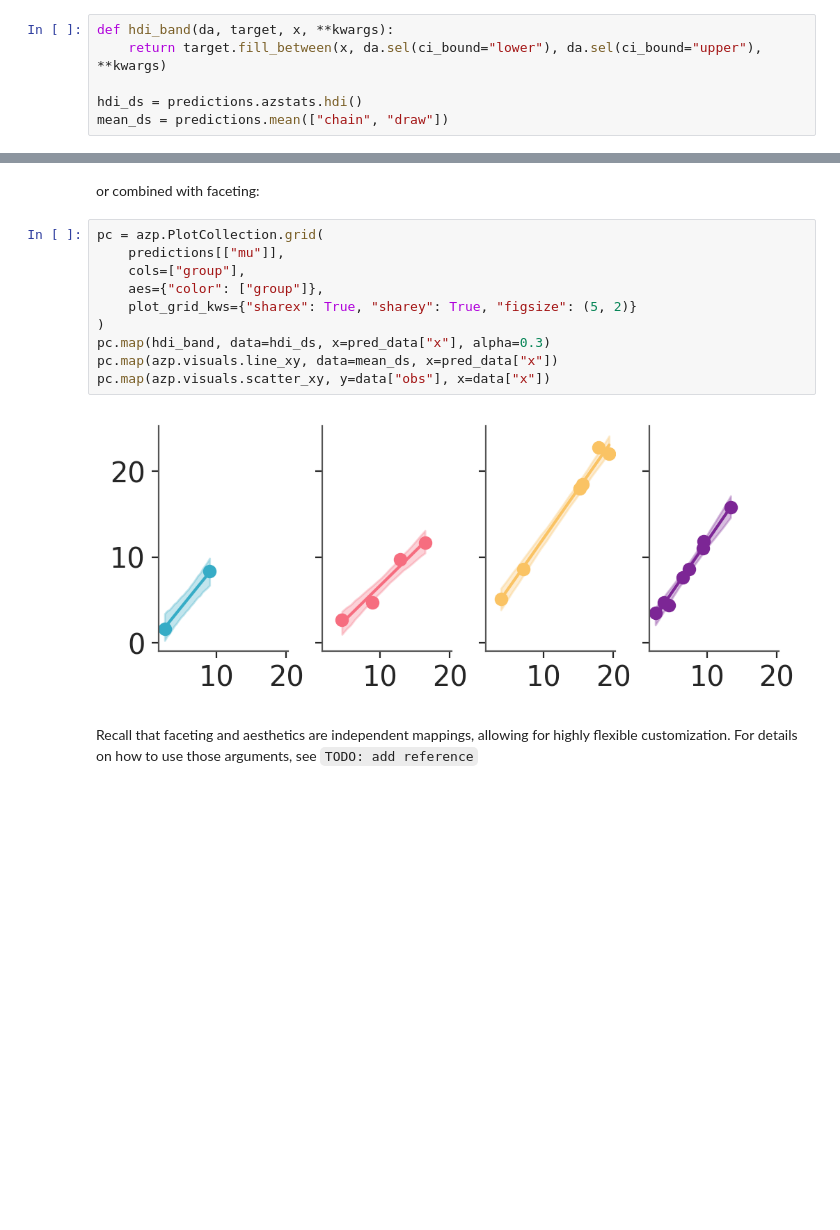
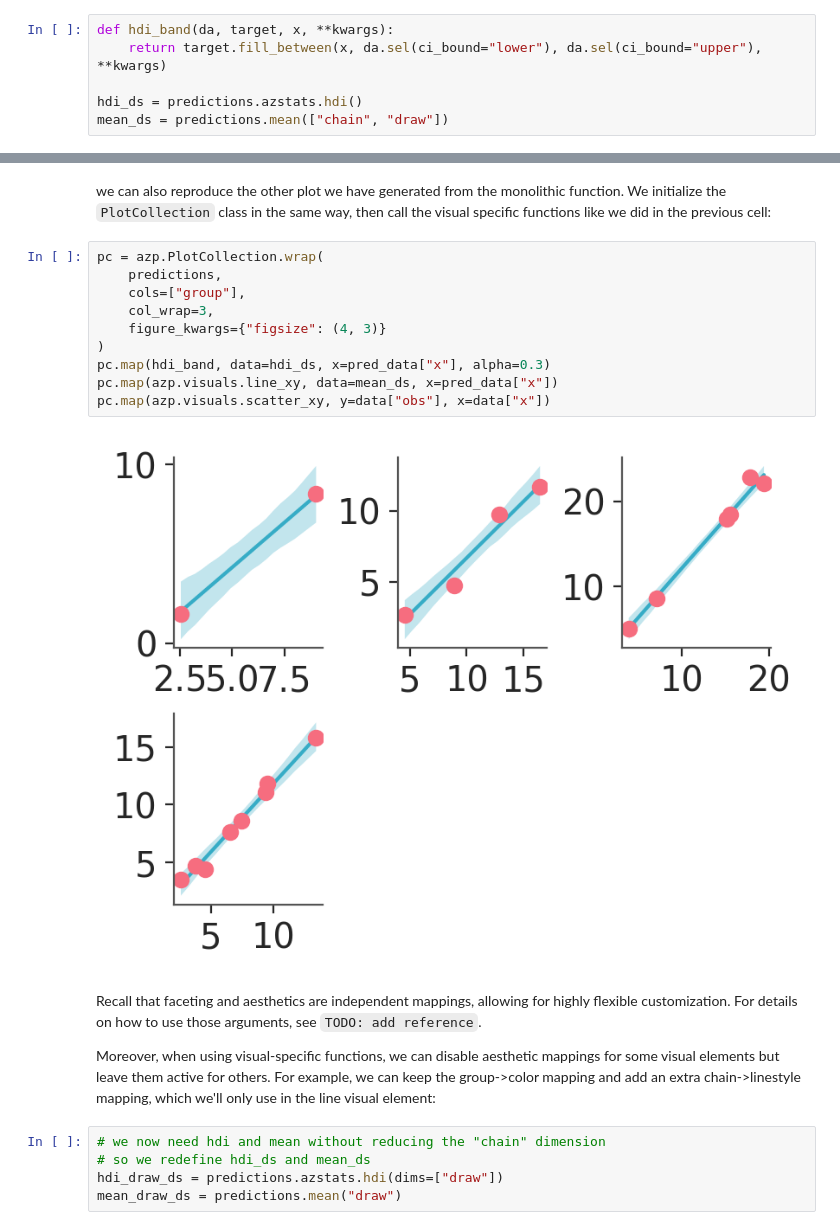
Before and after one commit to arviz-devs/arviz-plots, a Jupyter notebook: docs/source/tutorials/compose_own_plot.ipynb, the cells around one changed output, grey strips where cells are left out. Drawn from its saved outputs; the diff is of its cells as text; blank space fills up the shorter version.

Commit message:
restructure compose own plot tutorial

```diff
--- a/docs/source/tutorials/compose_own_plot.ipynb
+++ b/docs/source/tutorials/compose_own_plot.ipynb
@@ -339,21 +395,29 @@ pc.map(line_band_dots, x_pred=pred_data["x"], x=data["x"], y=data["obs"])
 # %% [output]
 [figure]
 # %% [markdown]
-or combined with faceting:
+we can also reproduce the other plot we have generated from the monolithic function. We initialize the `PlotCollection` class in the same way,
+then call the visual specific functions like we did in the previous cell:
 # %%
-pc = azp.PlotCollection.grid(
-    predictions[["mu"]],
+pc = azp.PlotCollection.wrap(
+    predictions,
     cols=["group"],
-    aes={"color": ["group"]},
-    plot_grid_kws={"sharex": True, "sharey": True, "figsize": (5, 2)}
+    col_wrap=3,
+    figure_kwargs={"figsize": (4, 3)}
 )
 pc.map(hdi_band, data=hdi_ds, x=pred_data["x"], alpha=0.3)
 pc.map(azp.visuals.line_xy, data=mean_ds, x=pred_data["x"])
 pc.map(azp.visuals.scatter_xy, y=data["obs"], x=data["x"])
 # %% [output]
-[figure, old version]
+[figure, new version]
 # %% [markdown]
-Recall that faceting and aesthetics are independent mappings, allowing for highly flexible customization. For details on how to use those arguments, see `TODO: add reference`
+Recall that faceting and aesthetics are independent mappings, allowing for highly flexible customization. For details on how to use those arguments, see `TODO: add reference`.
+
+Moreover, when using visual-specific functions, we can disable aesthetic mappings for some visual elements but leave them active for others. For example, we can keep the group->color mapping and add an extra chain->linestyle mapping, which we'll only use in the line visual element:
+# %%
+# we now need hdi and mean without reducing the "chain" dimension
+# so we redefine hdi_ds and mean_ds
+hdi_draw_ds = predictions.azstats.hdi(dims=["draw"])
+mean_draw_ds = predictions.mean("draw")
 # %%
 pc_chain = azp.PlotCollection.grid(
     predictions,
```
Also changed, not shown: parts of 42 cells of this notebook.
